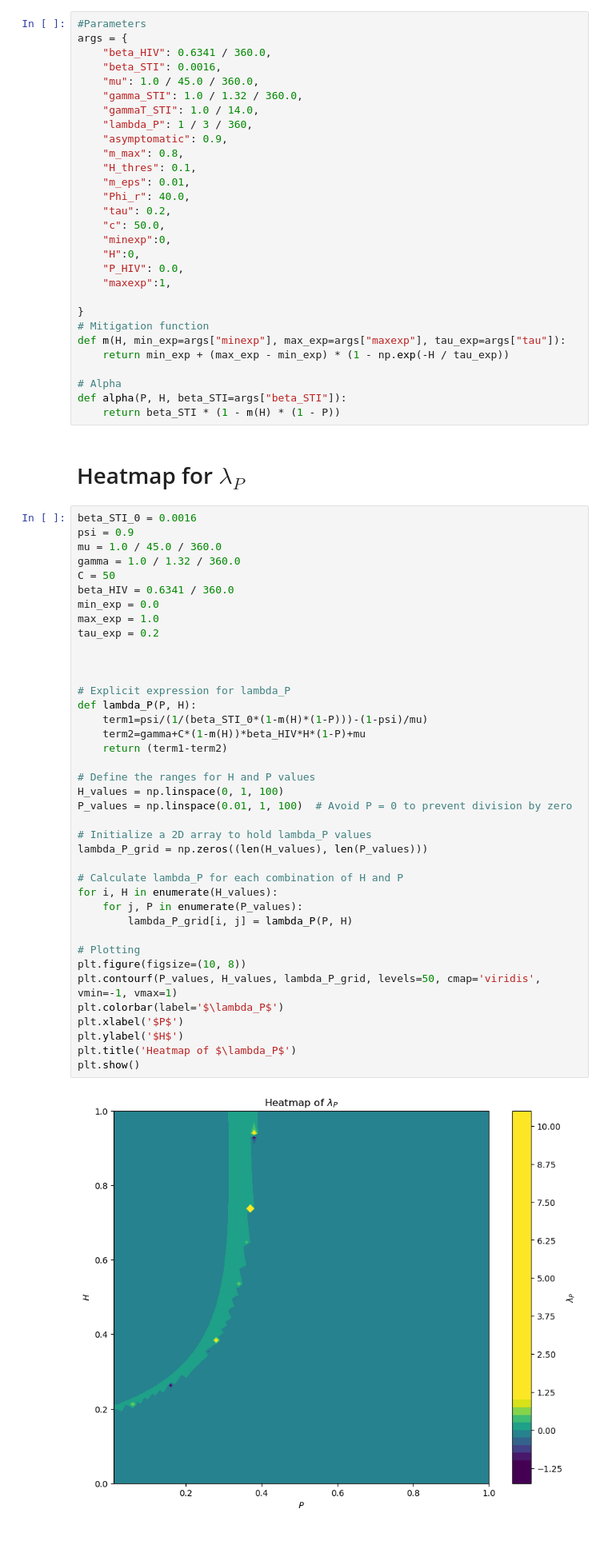
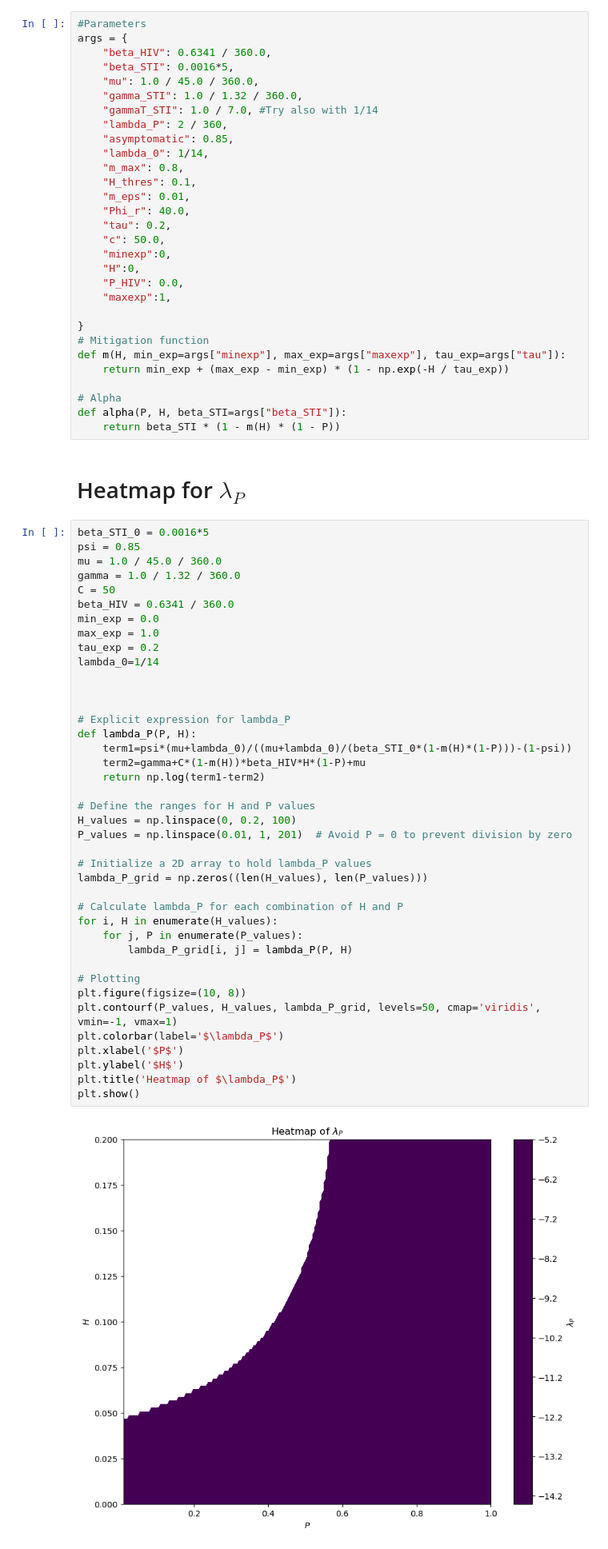
Before and after one commit to Priesemann-Group/testing-paradox-HIV-STI, a Jupyter notebook: notebooks/BifurcationAnalysis/NotebookForPrEP.ipynb, the cells around one changed output. Shown at 80% size. Saved outputs shown, nothing was run; the diff lists cells and outputs as text.

```diff
--- a/notebooks/BifurcationAnalysis/NotebookForPrEP.ipynb
+++ b/notebooks/BifurcationAnalysis/NotebookForPrEP.ipynb
@@ -8,12 +8,13 @@ from matplotlib.ticker import FuncFormatter
 #Parameters
 args = {
     "beta_HIV": 0.6341 / 360.0,
-    "beta_STI": 0.0016,
+    "beta_STI": 0.0016*5,
     "mu": 1.0 / 45.0 / 360.0,
     "gamma_STI": 1.0 / 1.32 / 360.0,
-    "gammaT_STI": 1.0 / 14.0,
-    "lambda_P": 1 / 3 / 360,
-    "asymptomatic": 0.9,
+    "gammaT_STI": 1.0 / 7.0, #Try also with 1/14
+    "lambda_P": 2 / 360,
+    "asymptomatic": 0.85,
+    "lambda_0": 1/14,
     "m_max": 0.8,
     "H_thres": 0.1,
     "m_eps": 0.01,
@@ -36,46 +37,47 @@ def alpha(P, H, beta_STI=args["beta_STI"]):
 # %% [markdown]
 # Heatmap for $\lambda_P$
 # %%
-beta_STI_0 = 0.0016
-psi = 0.9
+beta_STI_0 = 0.0016*5
+psi = 0.85
 mu = 1.0 / 45.0 / 360.0
 gamma = 1.0 / 1.32 / 360.0
 C = 50
 beta_HIV = 0.6341 / 360.0
 min_exp = 0.0
 max_exp = 1.0
 tau_exp = 0.2
+lambda_0=1/14
 
 
 
 # Explicit expression for lambda_P
 def lambda_P(P, H):
-    term1=psi/(1/(beta_STI_0*(1-m(H)*(1-P)))-(1-psi)/mu)
+    term1=psi*(mu+lambda_0)/((mu+lambda_0)/(beta_STI_0*(1-m(H)*(1-P)))-(1-psi))
     term2=gamma+C*(1-m(H))*beta_HIV*H*(1-P)+mu
-    return (term1-term2)
+    return np.log(term1-term2)
 
 # Define the ranges for H and P values
-H_values = np.linspace(0, 1, 100)
-P_values = np.linspace(0.01, 1, 100)  # Avoid P = 0 to prevent division by zero
+H_values = np.linspace(0, 0.2, 100)
+P_values = np.linspace(0.01, 1, 201)  # Avoid P = 0 to prevent division by zero
 
 # Initialize a 2D array to hold lambda_P values
 lambda_P_grid = np.zeros((len(H_values), len(P_values)))
 
 # Calculate lambda_P for each combination of H and P
 for i, H in enumerate(H_values):
     for j, P in enumerate(P_values):
         lambda_P_grid[i, j] = lambda_P(P, H)
 
 # Plotting
 plt.figure(figsize=(10, 8))
 plt.contourf(P_values, H_values, lambda_P_grid, levels=50, cmap='viridis', vmin=-1, vmax=1)
 plt.colorbar(label='$\lambda_P$')
 plt.xlabel('$P$')
 plt.ylabel('$H$')
 plt.title('Heatmap of $\lambda_P$')
 plt.show()
 # %% [output]
-[figure, old version]
+[figure, new version]
 # %% [markdown]
 # Asym. Infections (H,P) heatmap for different $\lambda_P$
 # %%
```
Also changed, not shown: parts of 10 cells of this notebook.
